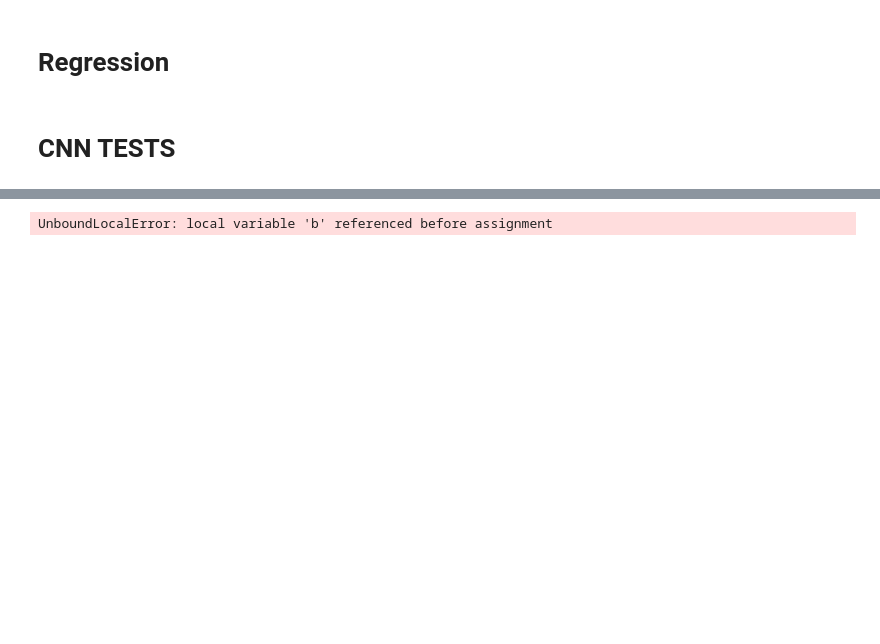
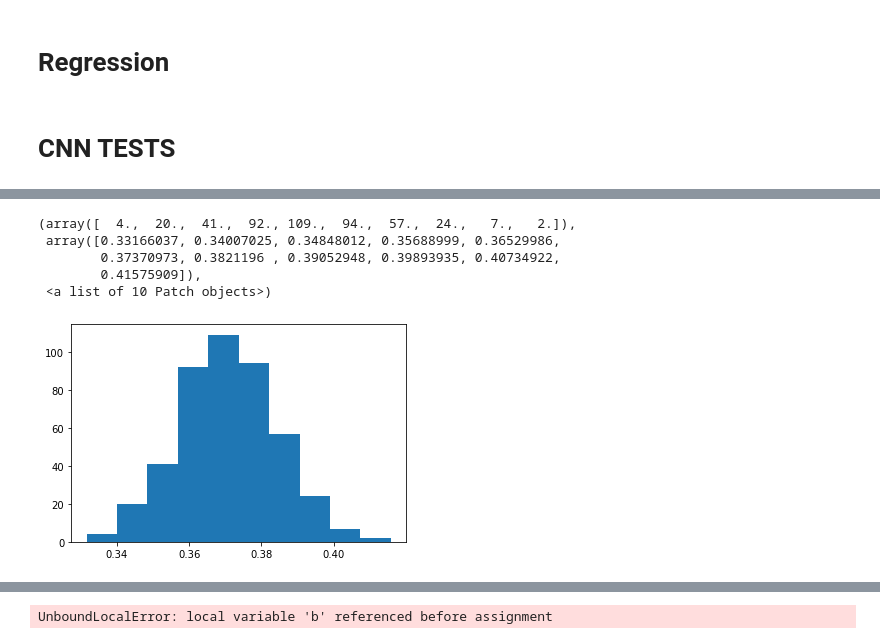
Before and after one commit to AlexanderFengler/hddmnn_tutorial, a Jupyter notebook: Tests.ipynb, the cells around one changed output, grey strips where cells are left out. Cells and saved outputs as stored; diff of their text form; code cells hidden in the pictures; blank space fills up the shorter version.

```diff
--- a/Tests.ipynb
+++ b/Tests.ipynb
@@ -384,3 +474,12 @@ params
+# %%
+plt.hist(0.2 + (0.8 - 0.2) * (np.exp(np.array(hddm_model.get_traces()['z_trans'])) / (1 + np.exp(np.array(hddm_model.get_traces()['z_trans'])))))
+# %% [output]
+(array([  4.,  20.,  41.,  92., 109.,  94.,  57.,  24.,   7.,   2.]),
+ array([0.33166037, 0.34007025, 0.34848012, 0.35688999, 0.36529986,
+        0.37370973, 0.3821196 , 0.39052948, 0.39893935, 0.40734922,
+        0.41575909]),
+ <a list of 10 Patch objects>)
+[figure, added]
 # %%
 # Posterior Predictive: Do we generate meaningful data from the Posterior Model?
 simulations_plot = simulator(theta = params.values[0],
```
Also changed, not shown: parts of 20 cells of this notebook, 2 other files.
